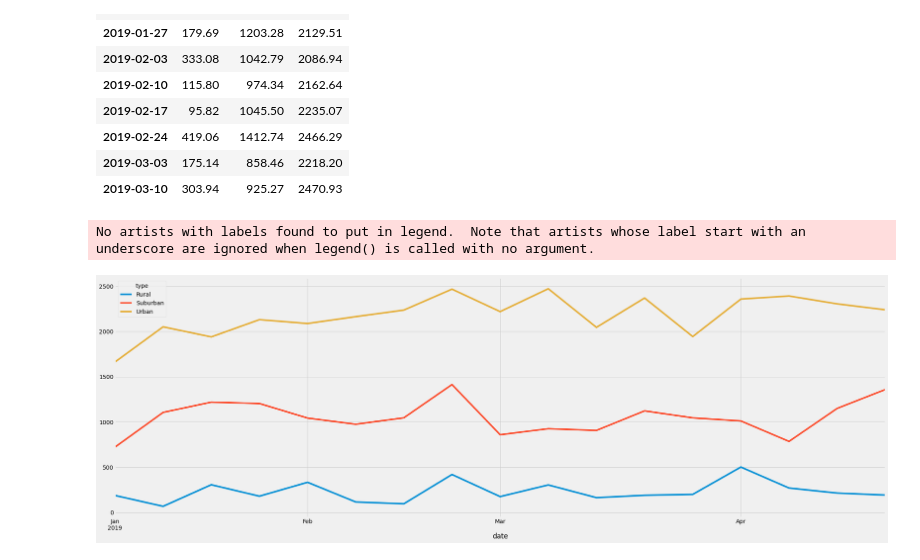
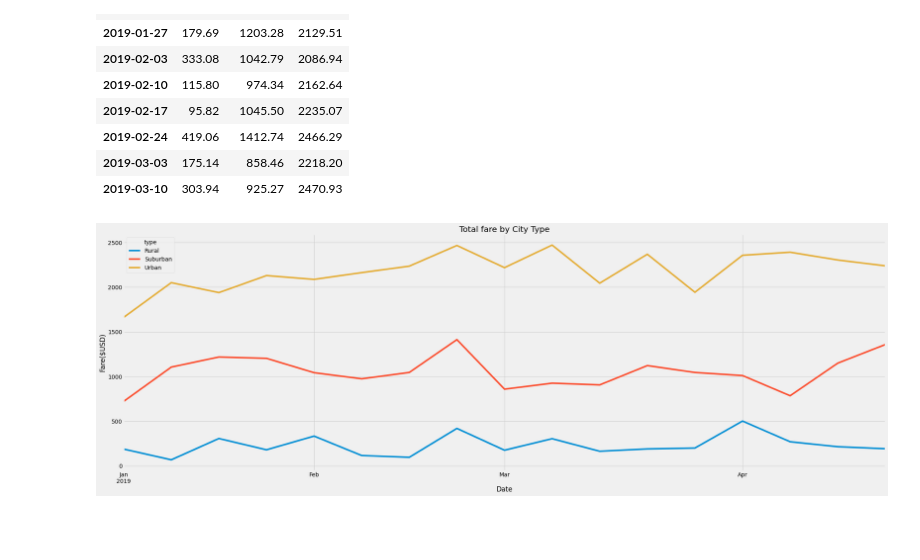
Before and after one commit to idinneh/PyBer_Analysis, a Jupyter notebook: PyBer_Challenge_starter_code.ipynb, the cells around one changed output. Drawn from its saved outputs; the diff is of its cells as text; code cells hidden in the pictures; blank space fills up the shorter version.

Commit message:
Updated files and images

```diff
--- a/PyBer_Challenge_starter_code.ipynb
+++ b/PyBer_Challenge_starter_code.ipynb
@@ -220,20 +220,23 @@ total_weekly_fares.head(10)
 | 2019-03-10 | 303.94 | 925.27 | 2470.93 |
 # %%
 # 8. Using the object-oriented interface method, plot the resample DataFrame using the df.plot() function.
+
+ax = total_weekly_fares.plot(figsize=(30,10))
+
+ax.set_ylabel("Fare($USD)")
+ax.set_xlabel("Date")
+ax.set_title("Total fare by City Type")
+lgnd = ax.legend(title="type")
+
 
 # Import the style from Matplotlib.
 from matplotlib import style
 # Use the graph style fivethirtyeight.
 style.use('fivethirtyeight')
 
-total_weekly_fares.plot(figsize=(30,10))
 
-ax.set_title = "Total fare by City Type"
-ax.set_ylabel = "Fare($USD)"
-ax.legend()
 
 # Save Figure
 plt.savefig("analysis/PyBer_fare_summary.png")
 # %% [output]
-No artists with labels found to put in legend.  Note that artists whose label start with an underscore are ignored when legend() is called with no argument.
-[figure, old version]
+[figure, new version]
```
Also changed, not shown: 2 other files.
